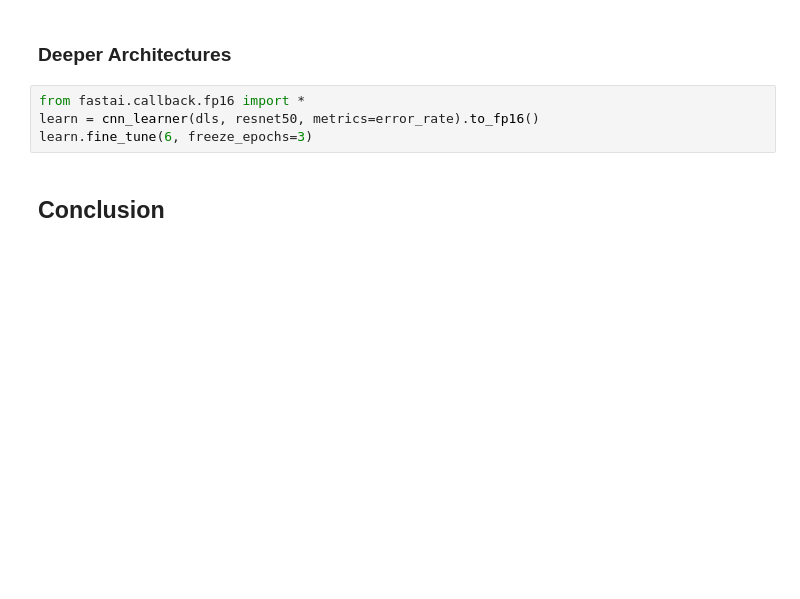
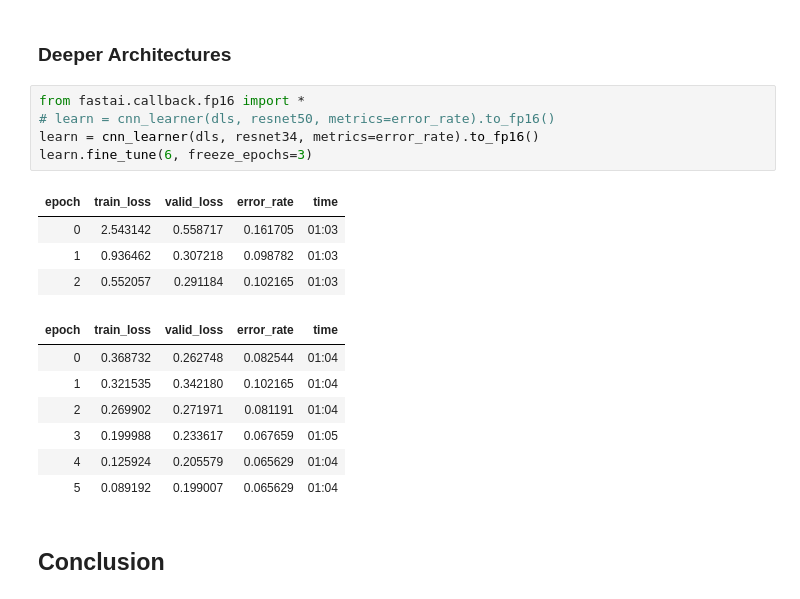
Before and after one commit to fhdbbk/fastai-1, a Jupyter notebook: 04_pet_breeds.ipynb, the cells around one changed output. Cells and saved outputs as stored; diff of their text form; blank space fills up the shorter version.

```diff
--- a/04_pet_breeds.ipynb
+++ b/04_pet_breeds.ipynb
@@ -396,8 +458,21 @@ learn.recorder.plot_loss()
 ### Deeper Architectures
 # %%
 from fastai.callback.fp16 import *
-learn = cnn_learner(dls, resnet50, metrics=error_rate).to_fp16()
+# learn = cnn_learner(dls, resnet50, metrics=error_rate).to_fp16()
+learn = cnn_learner(dls, resnet34, metrics=error_rate).to_fp16()
 learn.fine_tune(6, freeze_epochs=3)
+# %% [output]
+| epoch | train_loss | valid_loss | error_rate | time |
+| 0 | 2.543142 | 0.558717 | 0.161705 | 01:03 |
+| 1 | 0.936462 | 0.307218 | 0.098782 | 01:03 |
+| 2 | 0.552057 | 0.291184 | 0.102165 | 01:03 |
+| epoch | train_loss | valid_loss | error_rate | time |
+| 0 | 0.368732 | 0.262748 | 0.082544 | 01:04 |
+| 1 | 0.321535 | 0.342180 | 0.102165 | 01:04 |
+| 2 | 0.269902 | 0.271971 | 0.081191 | 01:04 |
+| 3 | 0.199988 | 0.233617 | 0.067659 | 01:05 |
+| 4 | 0.125924 | 0.205579 | 0.065629 | 01:04 |
+| 5 | 0.089192 | 0.199007 | 0.065629 | 01:04 |
 # %% [markdown]
 ## Conclusion
 # %% [markdown]
```
Also changed, not shown: parts of 30 cells of this notebook.
